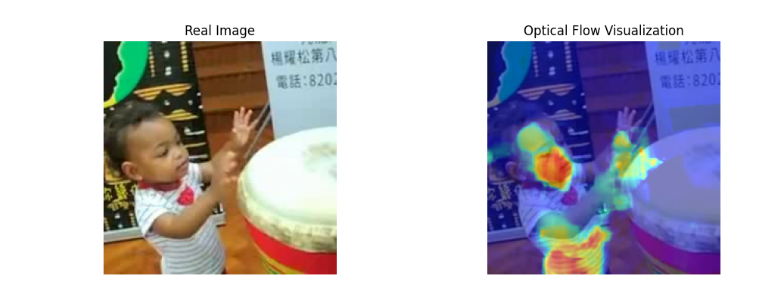
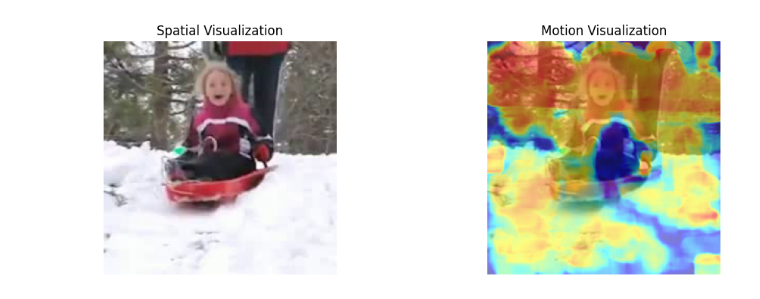
Before and after one commit to mafr22ao/Brainvision_Project, a Jupyter notebook: Motion_files/optical_flow_img.ipynb, the cells around one changed output. Drawn from its saved outputs; the diff is of its cells as text; code cells hidden in the pictures.

Commit message:
opticalflowstacked

```diff
--- a/Motion_files/optical_flow_img.ipynb
+++ b/Motion_files/optical_flow_img.ipynb
@@ -64,14 +64,14 @@ def visualize_optical_flow(video_path):
     fig, axs = plt.subplots(1, 2, figsize=(12, 4))
     axs[0].imshow(cv.cvtColor(first_frame, cv.COLOR_BGR2RGB))
     axs[0].axis('off')
-    axs[0].set_title('Real Image')
+    axs[0].set_title('Spatial Visualization')
     axs[1].imshow(cv.cvtColor(result, cv.COLOR_BGR2RGB))
     axs[1].axis('off')
-    axs[1].set_title('Optical Flow Visualization')
+    axs[1].set_title('Motion Visualization')
     plt.show()
 # %%
 # Call the function with your video path
-video_path = r"C:\Users\andre\OneDrive\Documents\GitHub\Brainvision_Project\Motion_files\videos_processed\0029_processed.mp4"
+video_path = r"C:\Users\andre\OneDrive\Documents\GitHub\Brainvision_Project\Motion_files\videos_processed\0004_processed.mp4"
 visualize_optical_flow(video_path)
 # %% [output]
-[figure, old version]
+[figure, new version]
```
Also changed, not shown: parts of 3 cells of this notebook, 4 other files.
